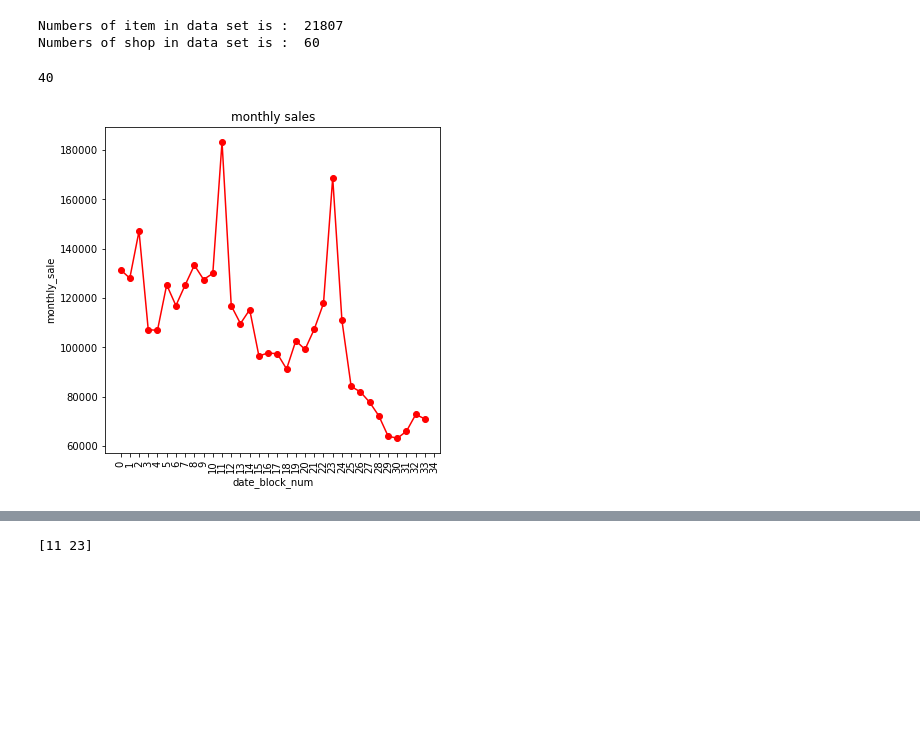
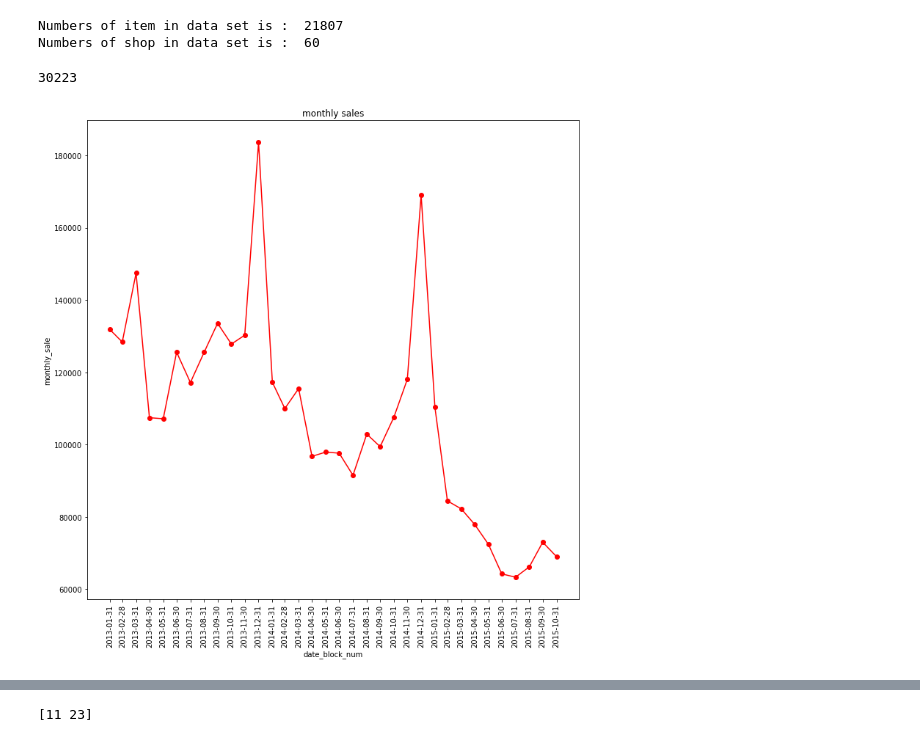
Before and after one commit to YamataHermione/Sales-Prediction, a Jupyter notebook: EDA.ipynb, the cells around one changed output, grey strips where cells are left out. Saved outputs shown, nothing was run; the diff lists cells and outputs as text; code cells hidden in the pictures; blank space fills up the shorter version.

```diff
--- a/EDA.ipynb
+++ b/EDA.ipynb
@@ -132,0 +136,3 @@ items[items['item_id'] == 6066]
+# %%
+from datetime import date
+date_range_ = pd.date_range(date(2013,1,31),periods=len(pd.unique(sales_train['date_block_num'])), freq='M')
@@ -133,9 +152,13 @@ items[items['item_id'] == 6066]
+# %%
+dict_ = dict(zip(pd.unique(sales_train['date_block_num']), date_range_))
+# %%
+sales_train['time'] = sales_train['date_block_num'].map(dict_)
 # %% [markdown]
 ## EDA
 # %%
 sales_train['date'] = pd.to_datetime(sales_train['date'],format="%d.%m.%Y")
 
-group_by_shop_item_monthly = sales_train.groupby(by=['shop_id', 'item_id', 'date_block_num', 'item_price']).agg(
+group_by_shop_item_monthly = sales_train.groupby(by=['shop_id', 'item_id', 'time', 'item_price']).agg(
     {'item_cnt_day' : 'sum'}
 ).reset_index()
 # %%
@@ -170,18 +193,18 @@ Numbers of shop in data set is :  60
 # %%
 #sales every month
 #sales of each item
 #sales of each shop
 #sales of each category
-monthly_sale = group_by_shop_item_monthly.groupby(by='date_block_num')['item_cnt_day'].sum().reset_index()
-plt.figure(figsize=(6, 6))
-plt.plot(monthly_sale['date_block_num'], monthly_sale['item_cnt_day'], color='red', marker='o')
-plt.xticks(np.arange(0, 35, 1), rotation=90)
+monthly_sale = group_by_shop_item_monthly.groupby(by='time')['item_cnt_day'].sum().reset_index()
+plt.figure(figsize=(12, 12))
+plt.plot(monthly_sale['time'], monthly_sale['item_cnt_day'], color='red', marker='o')
+plt.xticks(monthly_sale['time'], rotation=90)
 plt.xlabel('date_block_num')
 plt.ylabel('monthly_sale')
 plt.title('monthly sales')
-del monthly_sale
+
 gc.collect()
 # %% [output]
-40
+30223
-[figure, old version]
+[figure, new version]
 # %%
```
Also changed, not shown: parts of 29 cells of this notebook.
